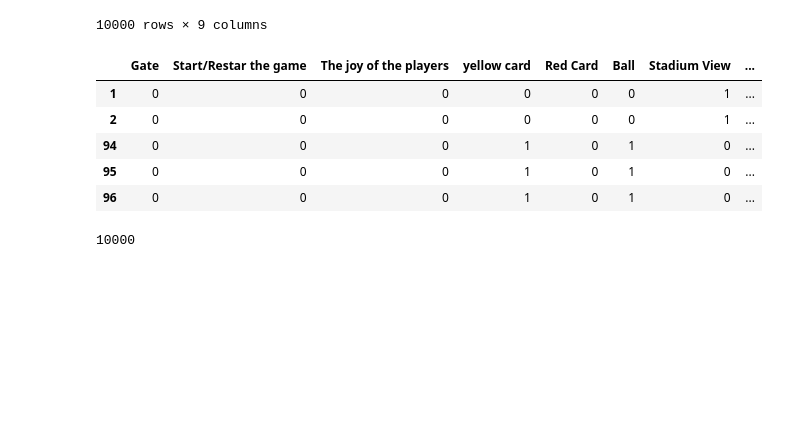
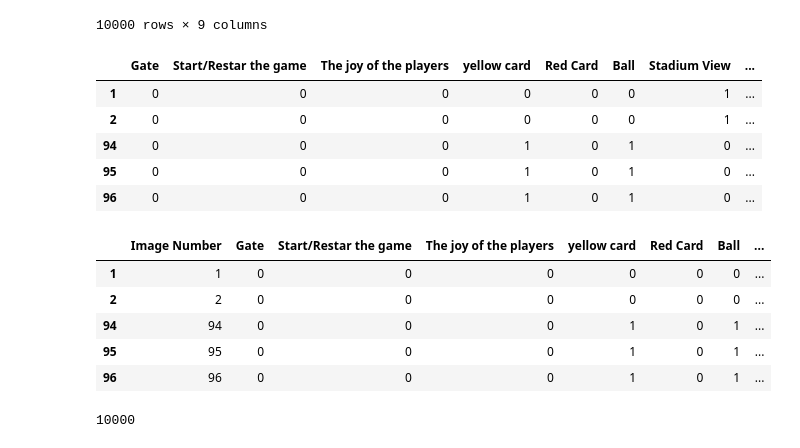
Before and after one commit to beatricecitterio/cv-project, a Jupyter notebook: data_loading.ipynb, the cells around one changed output. Saved outputs shown, nothing was run; the diff lists cells and outputs as text; code cells hidden in the pictures; blank space fills up the shorter version.

```diff
--- a/data_loading.ipynb
+++ b/data_loading.ipynb
@@ -39,31 +35,2 @@ Conflict: data/data4/82197.jpg and data/images/82197.jpg differ.
 # %% [markdown]
 There are some conflicts but, at the moment, I don't care. As a result, we should have 100k images in the images directory.
-# %%
-image_dir = Path("data/images")
-
-image_info = []
-
-for img_file in image_dir.glob("*.*"):
-    try:
-        with Image.open(img_file) as img:
-            size = img.size  # (width, height)
-            file_size = img_file.stat().st_size  # in bytes
-            image_info.append({
-                "filename": img_file.name,
-                "dimensions": size,
-                "file_size_bytes": file_size
-            })
-    except Exception as e:
-        print(f"Error opening {img_file.name}: {e}")
-
-for info in image_info[:5]:  # adjust number to see more
-    print(f"{info['filename']}: {info['dimensions']} px, {info['file_size_bytes']} bytes")
-
-show_images = True
-if show_images:
-    for img_file in list(image_dir.glob("*.*"))[:3]:
-        try:
-            with Image.open(img_file) as img:
-                img.show(title=img_file.name)
-        except Exception as e:
-            print(f"Could not open {img_file.name}: {e}")
@@ -307,9 +266,9 @@ mutually_exclusive
 10000 rows × 9 columns
 # %%
 # based on the index of mutually_exclusive I want to take the same rows from the original labels_df
-cropped_data = labels_df.loc[mutually_exclusive.index]
-cropped_data['Generic Moment'] = mutually_exclusive['Generic Moment']
-cropped_data.head()
+selected_labels = labels_df.loc[mutually_exclusive.index]
+selected_labels['Generic Moment'] = mutually_exclusive['Generic Moment']
+selected_labels.head()
 # %% [output]
 |  | Gate | Start/Restar the game | The joy of the players | yellow card | Red Card | Ball | Stadium View | ... |
 | 1 | 0 | 0 | 0 | 0 | 0 | 0 | 1 | ... |
@@ -317,4 +276,20 @@ cropped_data.head()
 | 94 | 0 | 0 | 0 | 1 | 0 | 1 | 0 | ... |
 | 95 | 0 | 0 | 0 | 1 | 0 | 1 | 0 | ... |
 | 96 | 0 | 0 | 0 | 1 | 0 | 1 | 0 | ... |
+# %%
+# rename 'Gate ' to 'Gate'
+selected_labels = selected_labels.rename(columns={'Gate ': 'Gate'})
+# %%
+# create a column 'Image Number' which is the index of the dataframe
+selected_labels['Image Number'] = selected_labels.index
+# reorder the columns
+selected_labels = selected_labels[['Image Number'] + [col for col in selected_labels.columns if col != 'Image Number']]
+selected_labels.head()
+# %% [output]
+|  | Image Number | Gate | Start/Restar the game | The joy of the players | yellow card | Red Card | Ball | ... |
+| 1 | 1 | 0 | 0 | 0 | 0 | 0 | 0 | ... |
+| 2 | 2 | 0 | 0 | 0 | 0 | 0 | 0 | ... |
+| 94 | 94 | 0 | 0 | 0 | 1 | 0 | 1 | ... |
+| 95 | 95 | 0 | 0 | 0 | 1 | 0 | 1 | ... |
+| 96 | 96 | 0 | 0 | 0 | 1 | 0 | 1 | ... |
 # %%
```
Also changed, not shown: parts of 6 cells of this notebook, 5 other files.
